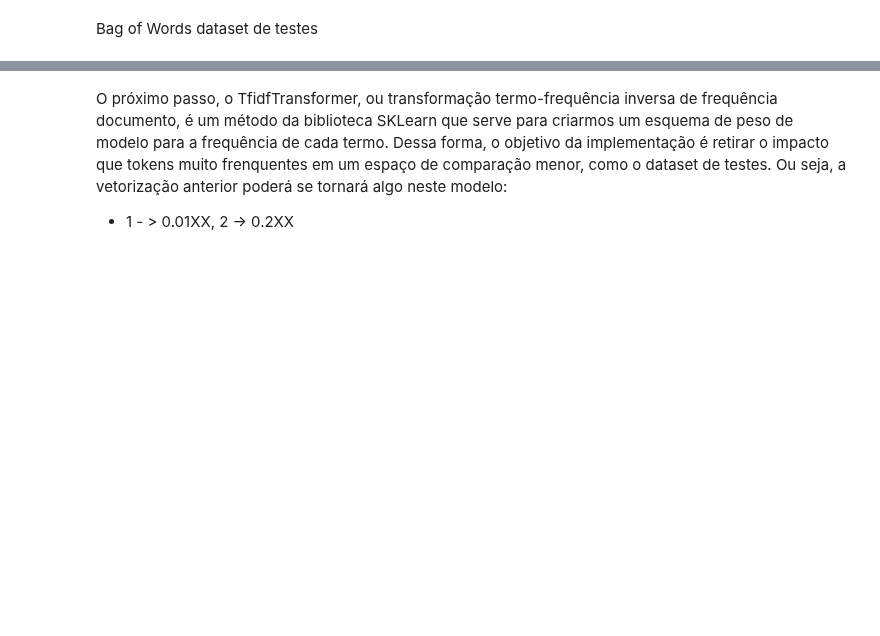
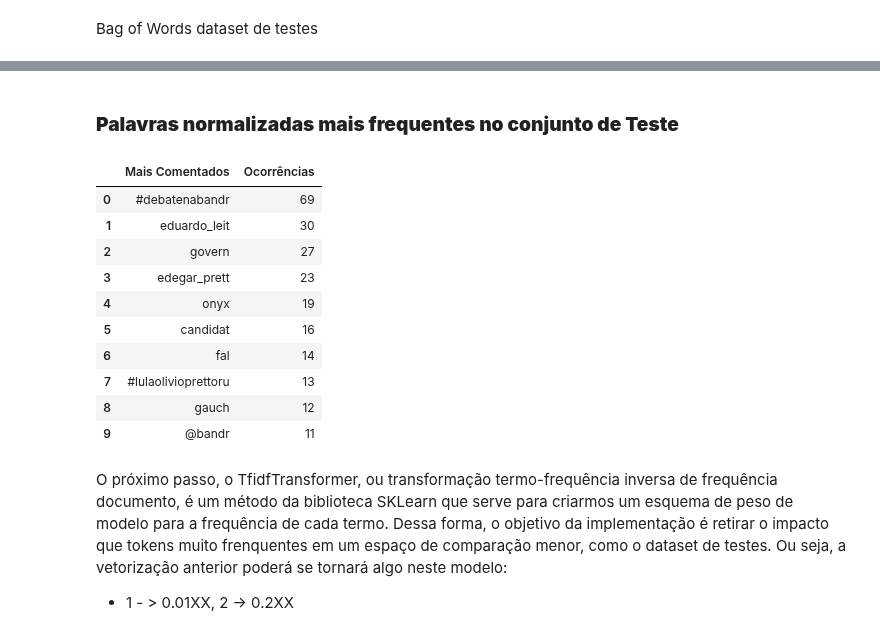
Before and after one commit to jhonatapers/MLPTweets, a Jupyter notebook: Tweets.ipynb, the cells around one changed output, grey strips where cells are left out. Cells and saved outputs as stored; diff of their text form; code cells hidden in the pictures; blank space fills up the shorter version.

```diff
--- a/Tweets.ipynb
+++ b/Tweets.ipynb
@@ -256,3 +279,26 @@ freq_testes= tfi.transform(vec_testes)
+# %% [markdown]
+### **Palavras normalizadas mais frequentes no conjunto de Teste**
+# %%
+from collections import Counter
+
+normaliza(teste)
+teste['temp_list'] = teste['text'].apply(lambda x:str(x).split())
+top = Counter([item for sublist in teste['temp_list'] for item in sublist])
+temp = pd.DataFrame(top.most_common(10))
+temp.columns = ['Mais Comentados','Ocorrências']
+temp.style.background_gradient(cmap='Greens')
+# %% [output]
+|  | Mais Comentados | Ocorrências |
+| 0 | #debatenabandr | 69 |
+| 1 | eduardo_leit | 30 |
+| 2 | govern | 27 |
+| 3 | edegar_prett | 23 |
+| 4 | onyx | 19 |
+| 5 | candidat | 16 |
+| 6 | fal | 14 |
+| 7 | #lulaolivioprettoru | 13 |
+| 8 | gauch | 12 |
+| 9 | @bandr | 11 |
 # %% [markdown]
 O próximo passo, o TfidfTransformer, ou transformação termo-frequência inversa de frequência documento, é um método da biblioteca SKLearn que serve para criarmos um esquema de peso de modelo para a frequência de cada termo. Dessa forma, o objetivo da implementação é retirar o impacto que tokens muito frenquentes em um espaço de comparação menor, como o dataset de testes. Ou seja, a vetorização anterior poderá se tornará algo neste modelo:
 
```
Also changed, not shown: parts of 6 cells of this notebook, 1 other file.
